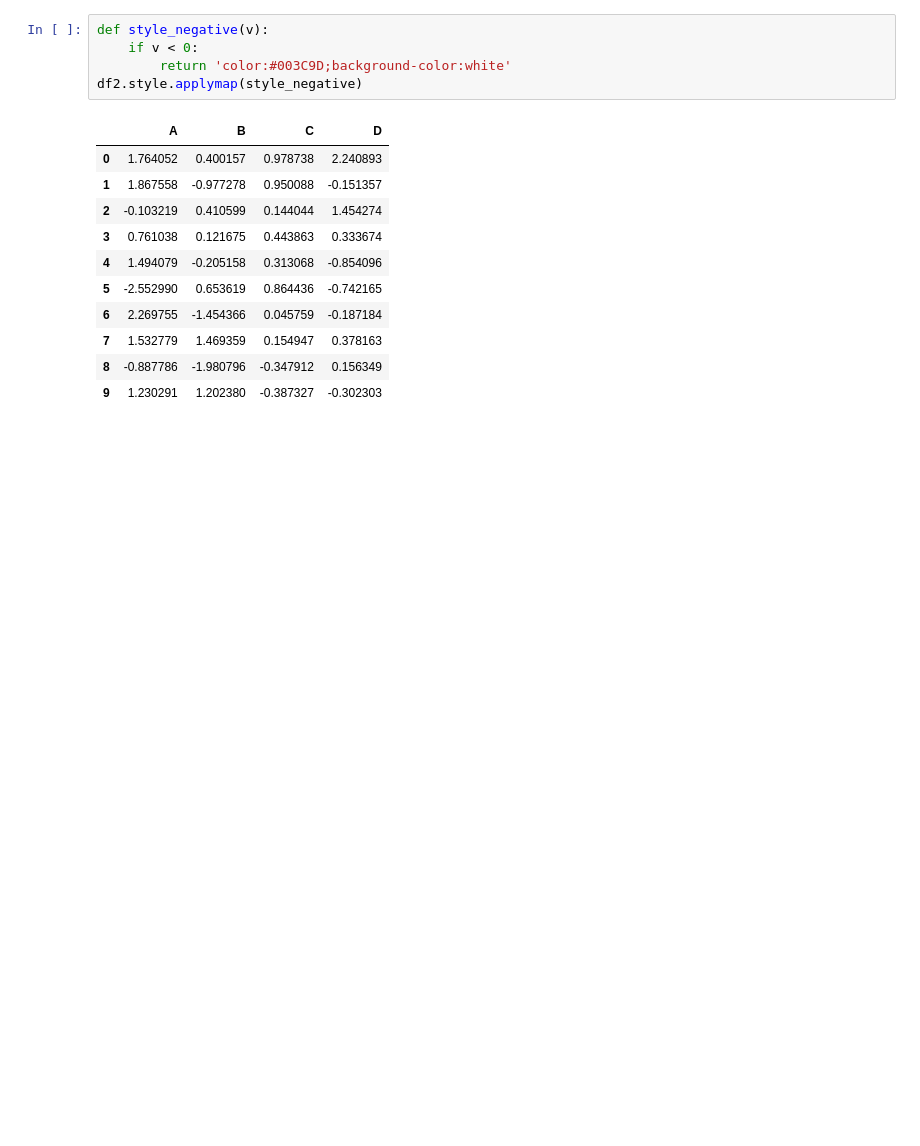
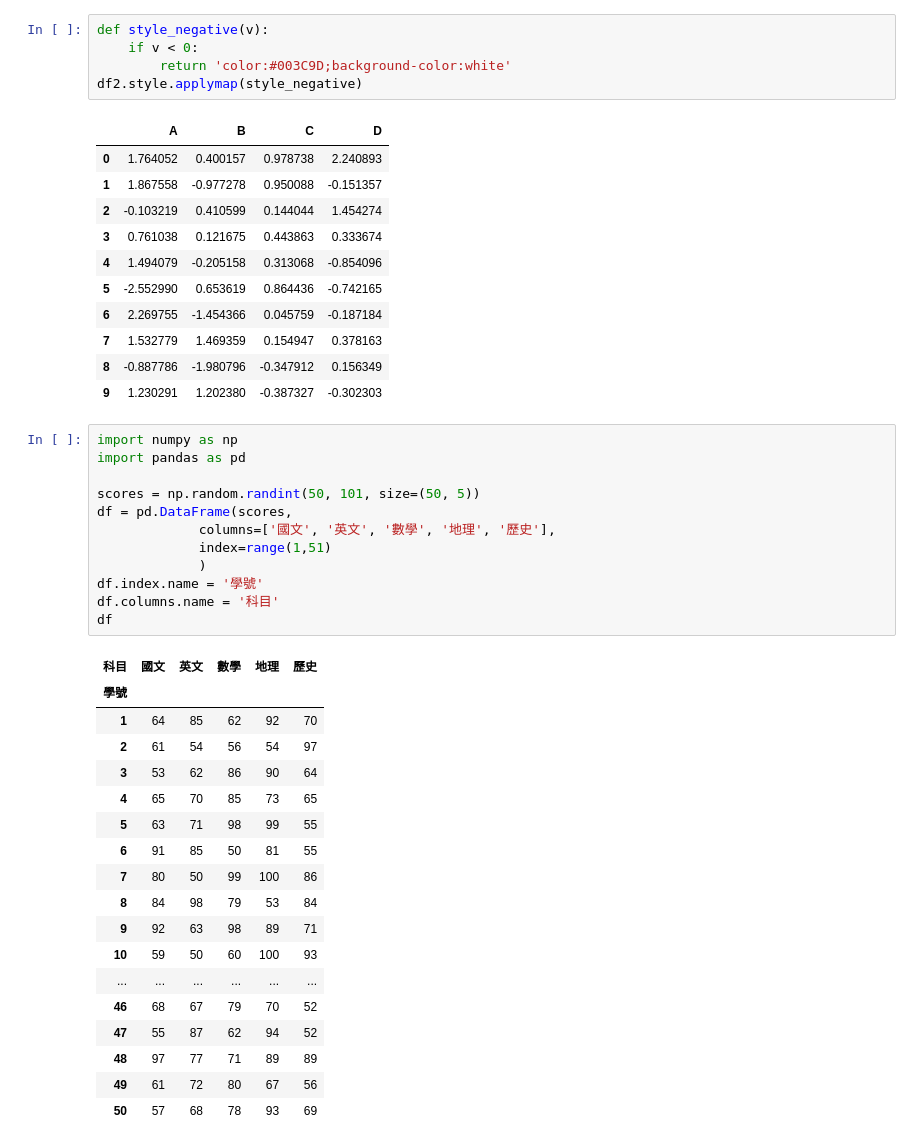
Before and after one commit to crelight0/python_analysis, a Jupyter notebook: lesson9_5.ipynb, the cells around one changed output. Saved outputs shown, nothing was run; the diff lists cells and outputs as text; blank space fills up the shorter version.

```diff
--- a/lesson9_5.ipynb
+++ b/lesson9_5.ipynb
@@ -164,3 +164,34 @@ df2.style.applymap(style_negative)
 | 7 | 1.532779 | 1.469359 | 0.154947 | 0.378163 |
 | 8 | -0.887786 | -1.980796 | -0.347912 | 0.156349 |
 | 9 | 1.230291 | 1.202380 | -0.387327 | -0.302303 |
+# %%
+import numpy as np
+import pandas as pd
+
+scores = np.random.randint(50, 101, size=(50, 5))
+df = pd.DataFrame(scores,
+             columns=['國文', '英文', '數學', '地理', '歷史'],
+             index=range(1,51)
+             )
+df.index.name = '學號'
+df.columns.name = '科目'
+df
+# %% [output]
+| 科目 | 國文 | 英文 | 數學 | 地理 | 歷史 |
+| 學號 |  |  |  |  |  |
+| 1 | 64 | 85 | 62 | 92 | 70 |
+| 2 | 61 | 54 | 56 | 54 | 97 |
+| 3 | 53 | 62 | 86 | 90 | 64 |
+| 4 | 65 | 70 | 85 | 73 | 65 |
+| 5 | 63 | 71 | 98 | 99 | 55 |
+| 6 | 91 | 85 | 50 | 81 | 55 |
+| 7 | 80 | 50 | 99 | 100 | 86 |
+| 8 | 84 | 98 | 79 | 53 | 84 |
+| 9 | 92 | 63 | 98 | 89 | 71 |
+| 10 | 59 | 50 | 60 | 100 | 93 |
+| ... | ... | ... | ... | ... | ... |
+| 46 | 68 | 67 | 79 | 70 | 52 |
+| 47 | 55 | 87 | 62 | 94 | 52 |
+| 48 | 97 | 77 | 71 | 89 | 89 |
+| 49 | 61 | 72 | 80 | 67 | 56 |
+| 50 | 57 | 68 | 78 | 93 | 69 |
```
Also changed, not shown: parts of 3 cells of this notebook, 3 other files.
